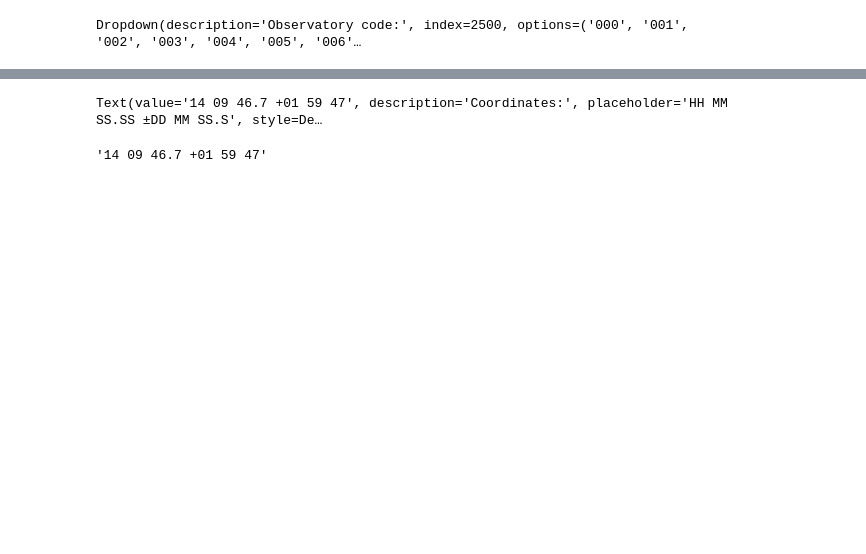
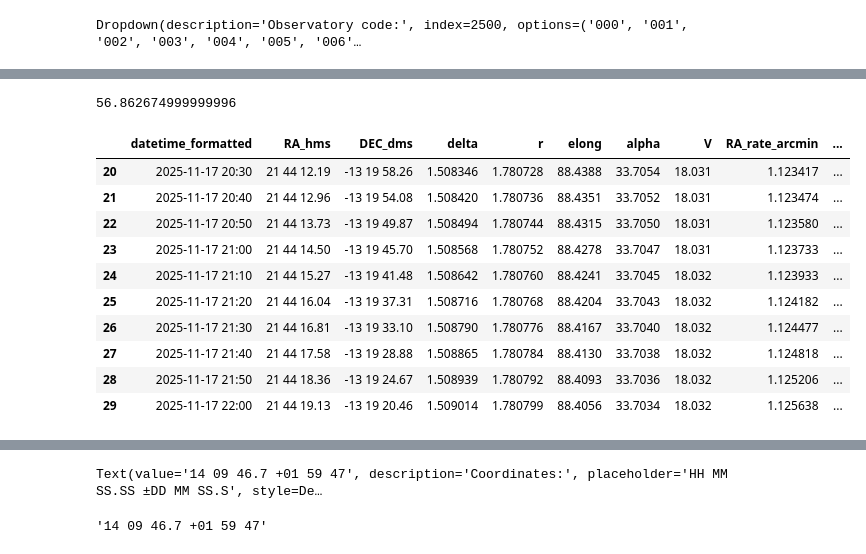
Before and after one commit to j-michimani-g/Algorithms_Meeus, a Jupyter notebook: notebook_5.ipynb, the cells around one changed output, grey strips where cells are left out. Drawn from its saved outputs; the diff is of its cells as text; code cells hidden in the pictures; blank space fills up the shorter version.

```diff
--- a/notebook_5.ipynb
+++ b/notebook_5.ipynb
@@ -59,0 +117,9 @@ UTC Offset: -3.0 hours
+# %%
+start_date_UT = datetime.strftime(round_down_to_10(start_local_dt) - timedelta(minutes=20), "%Y-%m-%d %H:%M:%S.%f")
+stop_date_UT = datetime.strftime(round_down_to_10(stop_date_utc) + timedelta(minutes=20), "%Y-%m-%d %H:%M:%S.%f")
+
+
+obj = Horizons(id='2552', location=observatory_code_input.value,epochs={'start':start_date_UT, 'stop':stop_date_UT,'step':"10min"})
+eph = obj.ephemerides()
+
+df_jpl = eph.to_pandas()
@@ -59,0 +199,28 @@ UTC Offset: -3.0 hours
+# %%
+def ra_deg_to_hms(ra_deg):
+    ra_hours = ra_deg / 15.0  # convert degrees to hours
+    hours = int(ra_hours)
+    minutes = int((ra_hours - hours) * 60)
+    seconds = ((ra_hours - hours) * 60 - minutes) * 60
+    return f"{hours:02d} {minutes:02d} {seconds:05.2f}"
+
+def dec_to_dms(dec_deg):
+    sign = "+" if dec_deg >= 0 else "-"
+    dec_deg = abs(dec_deg)
+    degrees = int(dec_deg)
+    minutes = int((dec_deg - degrees) * 60)
+    seconds = ((dec_deg - degrees) * 60 - minutes) * 60
+    return f"{sign}{degrees:02d} {minutes:02d} {seconds:05.2f}"
+
+
+df_jpl["RA_hms"] = df_jpl["RA"].apply(ra_deg_to_hms)
+df_jpl["DEC_dms"] = df_jpl["DEC"].apply(dec_to_dms)
+
+df_jpl["RA_app_hms"] = df_jpl["RA_app"].apply(ra_deg_to_hms)
+df_jpl["DEC_app_dms"] = df_jpl["DEC_app"].apply(dec_to_dms)
+# %%
+df_jpl['RA_rate_arcmin'] = df_jpl['RA_rate'] / 60
+df_jpl['DEC_rate_arcmin'] = df_jpl['DEC_rate'] / 60
+# %%
+# Convertir la columna datetime_str al formato deseado
+df_jpl['datetime_formatted'] = pd.to_datetime(df_jpl['datetime_str']).dt.strftime('%Y-%m-%d %H:%M')
@@ -59,0 +241,18 @@ UTC Offset: -3.0 hours
+# %%
+236.862675-180
+# %% [output]
+56.862674999999996
+# %%
+df_jpl[["datetime_formatted","RA_hms","DEC_dms","delta",'r','elong','alpha','V',"RA_rate_arcmin","DEC_rate_arcmin",'AZ',"EL"]][20:30]
+# %% [output]
+|  | datetime_formatted | RA_hms | DEC_dms | delta | r | elong | alpha | V | RA_rate_arcmin | ... |
+| 20 | 2025-11-17 20:30 | 21 44 12.19 | -13 19 58.26 | 1.508346 | 1.780728 | 88.4388 | 33.7054 | 18.031 | 1.123417 | ... |
+| 21 | 2025-11-17 20:40 | 21 44 12.96 | -13 19 54.08 | 1.508420 | 1.780736 | 88.4351 | 33.7052 | 18.031 | 1.123474 | ... |
+| 22 | 2025-11-17 20:50 | 21 44 13.73 | -13 19 49.87 | 1.508494 | 1.780744 | 88.4315 | 33.7050 | 18.031 | 1.123580 | ... |
+| 23 | 2025-11-17 21:00 | 21 44 14.50 | -13 19 45.70 | 1.508568 | 1.780752 | 88.4278 | 33.7047 | 18.031 | 1.123733 | ... |
+| 24 | 2025-11-17 21:10 | 21 44 15.27 | -13 19 41.48 | 1.508642 | 1.780760 | 88.4241 | 33.7045 | 18.032 | 1.123933 | ... |
+| 25 | 2025-11-17 21:20 | 21 44 16.04 | -13 19 37.31 | 1.508716 | 1.780768 | 88.4204 | 33.7043 | 18.032 | 1.124182 | ... |
+| 26 | 2025-11-17 21:30 | 21 44 16.81 | -13 19 33.10 | 1.508790 | 1.780776 | 88.4167 | 33.7040 | 18.032 | 1.124477 | ... |
+| 27 | 2025-11-17 21:40 | 21 44 17.58 | -13 19 28.88 | 1.508865 | 1.780784 | 88.4130 | 33.7038 | 18.032 | 1.124818 | ... |
+| 28 | 2025-11-17 21:50 | 21 44 18.36 | -13 19 24.67 | 1.508939 | 1.780792 | 88.4093 | 33.7036 | 18.032 | 1.125206 | ... |
+| 29 | 2025-11-17 22:00 | 21 44 19.13 | -13 19 20.46 | 1.509014 | 1.780799 | 88.4056 | 33.7034 | 18.032 | 1.125638 | ... |
```
Also changed, not shown: parts of 22 cells of this notebook, 14 other files.
